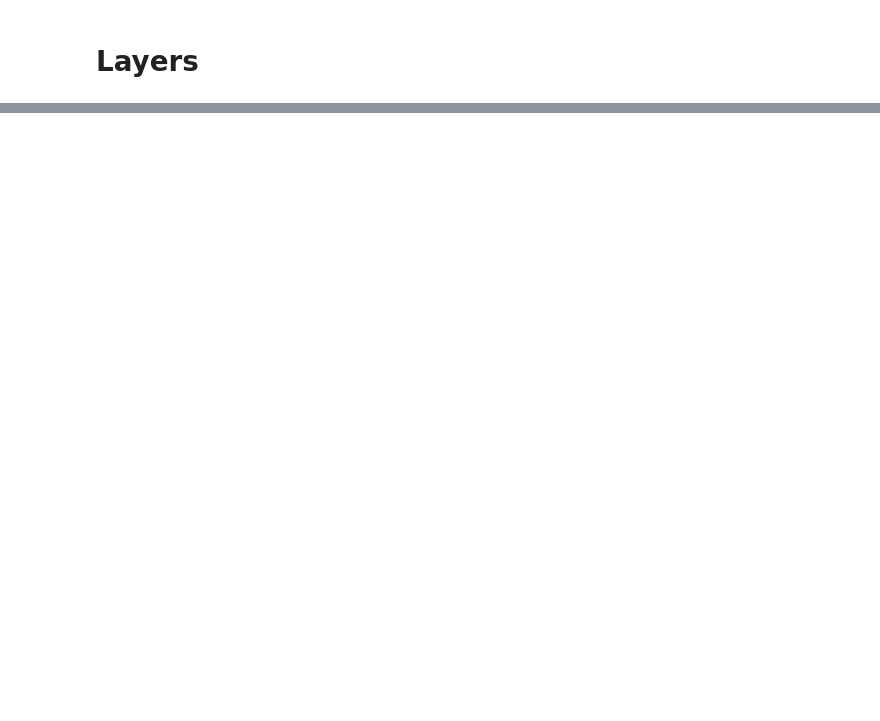
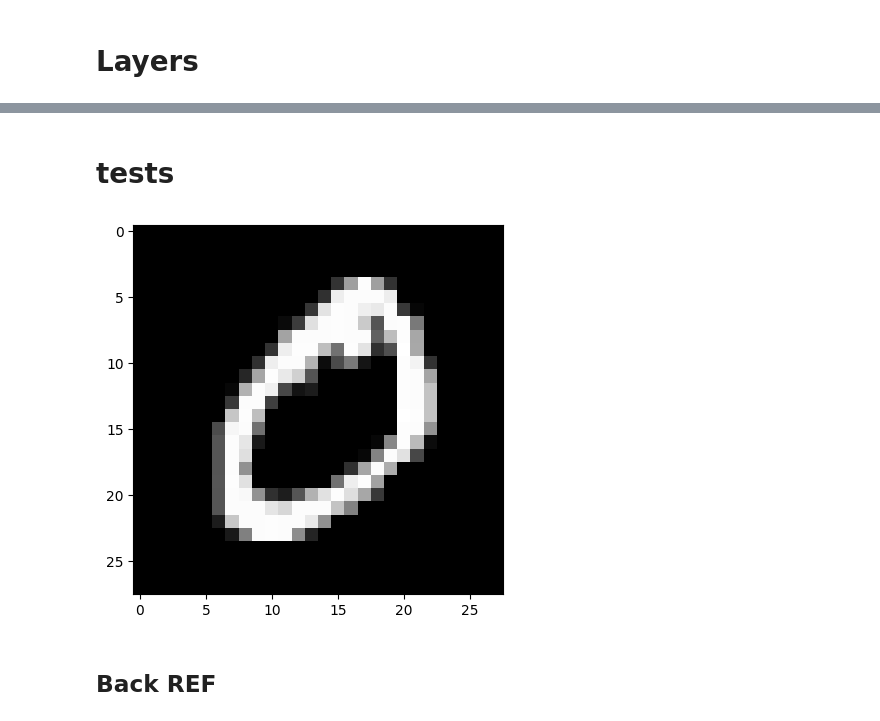
Before and after one commit to ssmito/MANUAL_NN, a Jupyter notebook: back.ipynb, the cells around one changed output, grey strips where cells are left out. Drawn from its saved outputs; the diff is of its cells as text; code cells hidden in the pictures; blank space fills up the shorter version.

```diff
--- a/back.ipynb
+++ b/back.ipynb
@@ -254,0 +451,17 @@ tensor([[0., 1.],
+# %% [markdown]
+# tests
+# %%
+import torchvision
+import torchvision.transforms as transforms
+import matplotlib.pyplot as plt
+from torch.utils.data import DataLoader
+from torch.utils.data import random_split
+import torch
+import torch.nn.functional as F
+
+root = './MNIST/'
+dataset = torchvision.datasets.MNIST(root = root, train = True, transform = transforms.ToTensor())
+x= dataset.__getitem__(1)
+plt.imshow(x[0].squeeze(), cmap='gray');
+# %% [output]
+[figure, added]
@@ -254,0 +472,2 @@ tensor([[0., 1.],
+# %% [markdown]
+## Back REF
```
Also changed, not shown: parts of 30 cells of this notebook.
